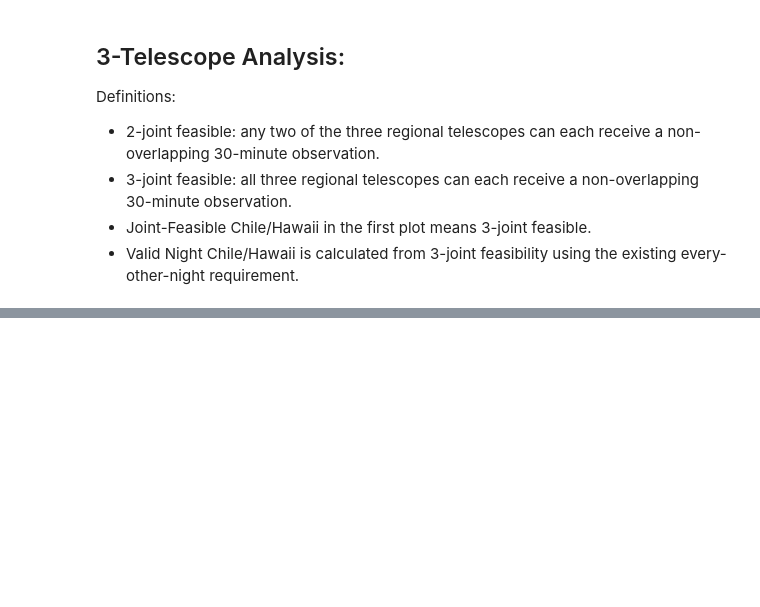
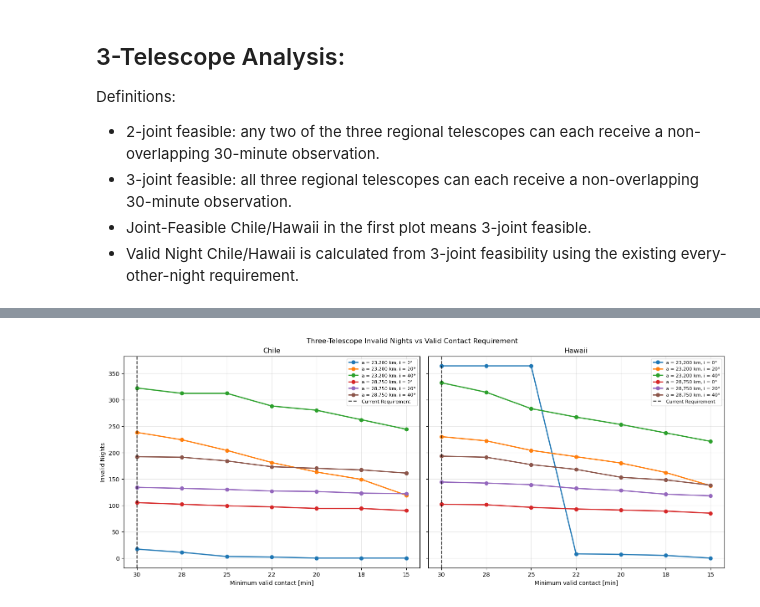
Before and after one commit to pscleo/NuAncestor, a Jupyter notebook: FreeFlyer/scheduling.ipynb, the cells around one changed output, grey strips where cells are left out. Saved outputs shown, nothing was run; the diff lists cells and outputs as text; code cells hidden in the pictures; blank space fills up the shorter version.

```diff
--- a/FreeFlyer/scheduling.ipynb
+++ b/FreeFlyer/scheduling.ipynb
@@ -1889,0 +1879,98 @@ plt.show()
+# %%
+# Scheduling sensitivity to the minimum valid contact duration
+
+from matplotlib.ticker import MaxNLocator
+
+CONTACT_REQUIREMENTS_MIN = [30, 28, 25, 22, 20, 18, 15]
+
+THREE_TELESCOPE_BASE = Path("All_Results/Scheduling/3-telescope")
+
+original_base = BASE
+original_min_observation_h = MIN_OBSERVATION_H
+original_read_result = read_result
+
+sensitivity_result_cache = {}
+
+
+def read_sensitivity_result(folder, filename):
+    """Read each sensitivity input file only once."""
+    cache_key = (str(BASE), folder, filename)
+
+    if cache_key not in sensitivity_result_cache:
+        sensitivity_result_cache[cache_key] = original_read_result(folder, filename)
+
+    return sensitivity_result_cache[cache_key]
+
+
+three_telescope_sensitivity_rows = []
+
+try:
+    read_result = read_sensitivity_result
+    BASE = THREE_TELESCOPE_BASE
+
+    for requirement_min in CONTACT_REQUIREMENTS_MIN:
+        print(f"Analysing three-telescope scheduling for {requirement_min} min...")
+        MIN_OBSERVATION_H = requirement_min / 60
+
+        for case in CASES:
+            _, regional_schedules = analyse_three_telescope_case(case)
+
+            for region_name, schedule in regional_schedules.items():
+                three_joint_feasible = schedule["3-joint schedule feasible"].to_numpy(dtype=bool)
+                invalid_nights = int(get_regional_invalid_nights(three_joint_feasible).sum())
+
+                three_telescope_sensitivity_rows.append({
+                    "Orbit": case["name"],
+                    "Semi-major axis [km]": case["semi_major_axis"],
+                    "Inclination [deg]": case["inclination"],
+                    "Region": region_name,
+                    "Minimum valid contact [min]": requirement_min,
+                    "Invalid Nights": invalid_nights})
+finally:
+    BASE = original_base
+    MIN_OBSERVATION_H = original_min_observation_h
+    read_result = original_read_result
+
+three_telescope_sensitivity = pd.DataFrame(three_telescope_sensitivity_rows)
+
+# Three-telescope requirement sensitivity
+
+fig, axes = plt.subplots(1, len(REGIONAL_TELESCOPES), figsize=(15, 6), sharey=True, constrained_layout=True)
+
+if len(REGIONAL_TELESCOPES) == 1:
+    axes = [axes]
+
+x = np.arange(len(CONTACT_REQUIREMENTS_MIN))
+
+for ax, region_name in zip(axes, REGIONAL_TELESCOPES):
+    region_data = three_telescope_sensitivity[three_telescope_sensitivity["Region"] == region_name]
+
+    for case in CASES:
+        orbit_data = region_data[region_data["Orbit"] == case["name"]].set_index("Minimum valid contact [min]").reindex(CONTACT_REQUIREMENTS_MIN)
+
+        ax.plot(x, orbit_data["Invalid Nights"], marker="o", linewidth=2, label=case["name"])
+
+    ax.set_title(region_name)
+    ax.set_xlabel("Minimum valid contact [min]")
+    ax.set_xticks(x)
+    ax.set_xticklabels(CONTACT_REQUIREMENTS_MIN)
+    ax.axvline(CONTACT_REQUIREMENTS_MIN.index(30), color="black", linestyle="--", linewidth=1.5, label="Current Requirement", alpha=0.8)
+    ax.yaxis.set_major_locator(MaxNLocator(integer=True))
+    ax.grid(alpha=0.3)
+    ax.legend(fontsize=8)
+
+axes[0].set_ylabel("Invalid Nights")
+fig.suptitle("Three-Telescope Invalid Nights vs Valid Contact Requirement")
+
+if SAVE_FIGURES:
+    output = THREE_TELESCOPE_BASE / "scheduling_plots"
+    output.mkdir(parents=True, exist_ok=True)
+    fig.savefig(output / "three_telescope_valid_contact_requirement_sensitivity.png", dpi=300, bbox_inches="tight")
+
+plt.show()
+
+if SAVE_TABLES:
+    output = THREE_TELESCOPE_BASE / "scheduling_tables"
+    output.mkdir(parents=True, exist_ok=True)
+    three_telescope_sensitivity.to_csv(output / "three_telescope_valid_contact_requirement_sensitivity.csv", index=False)
+# %% [output]
@@ -1889,0 +1984 @@ plt.show()
+[figure, added]
```
Also changed, not shown: parts of 13 cells of this notebook.
